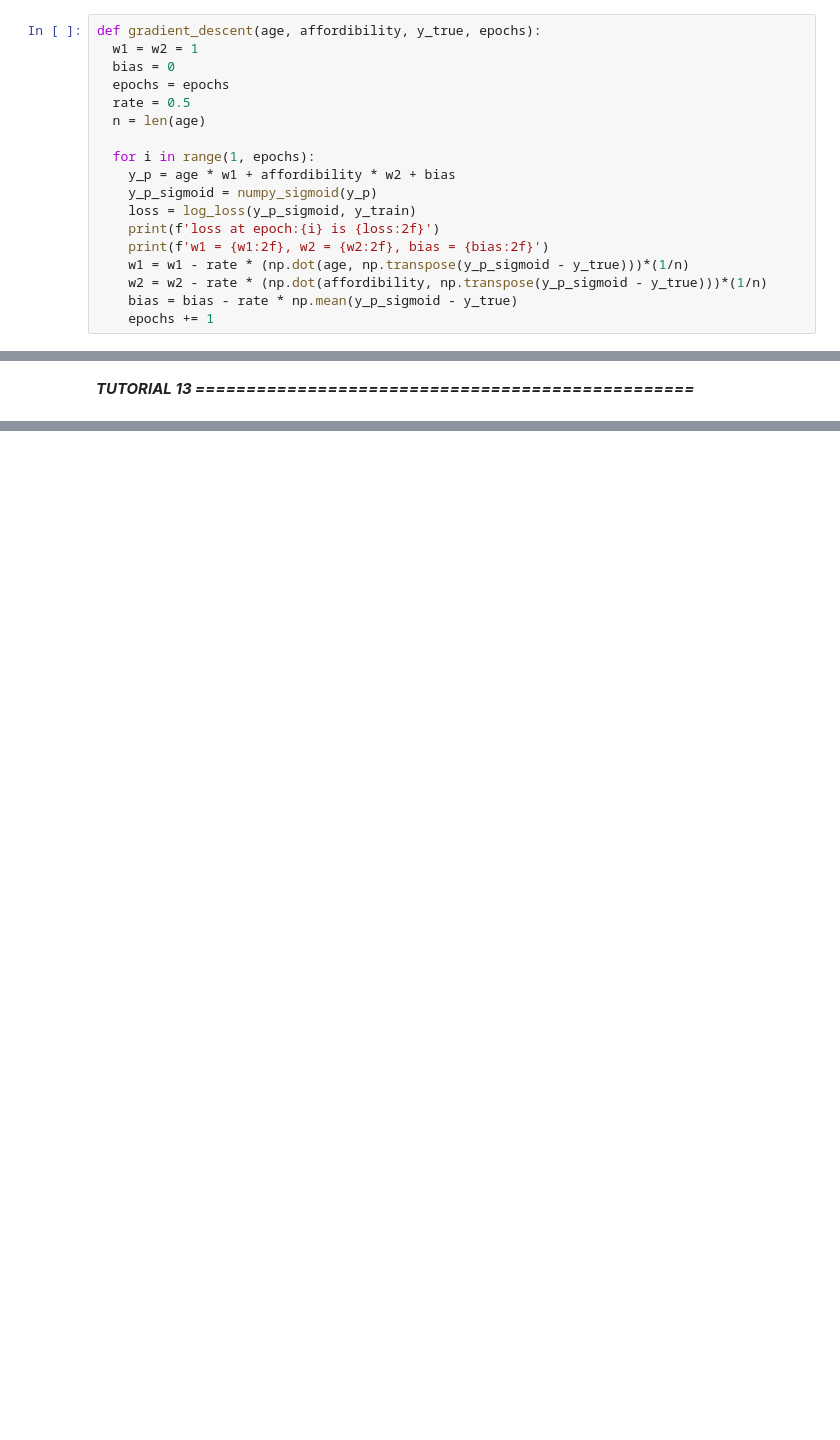
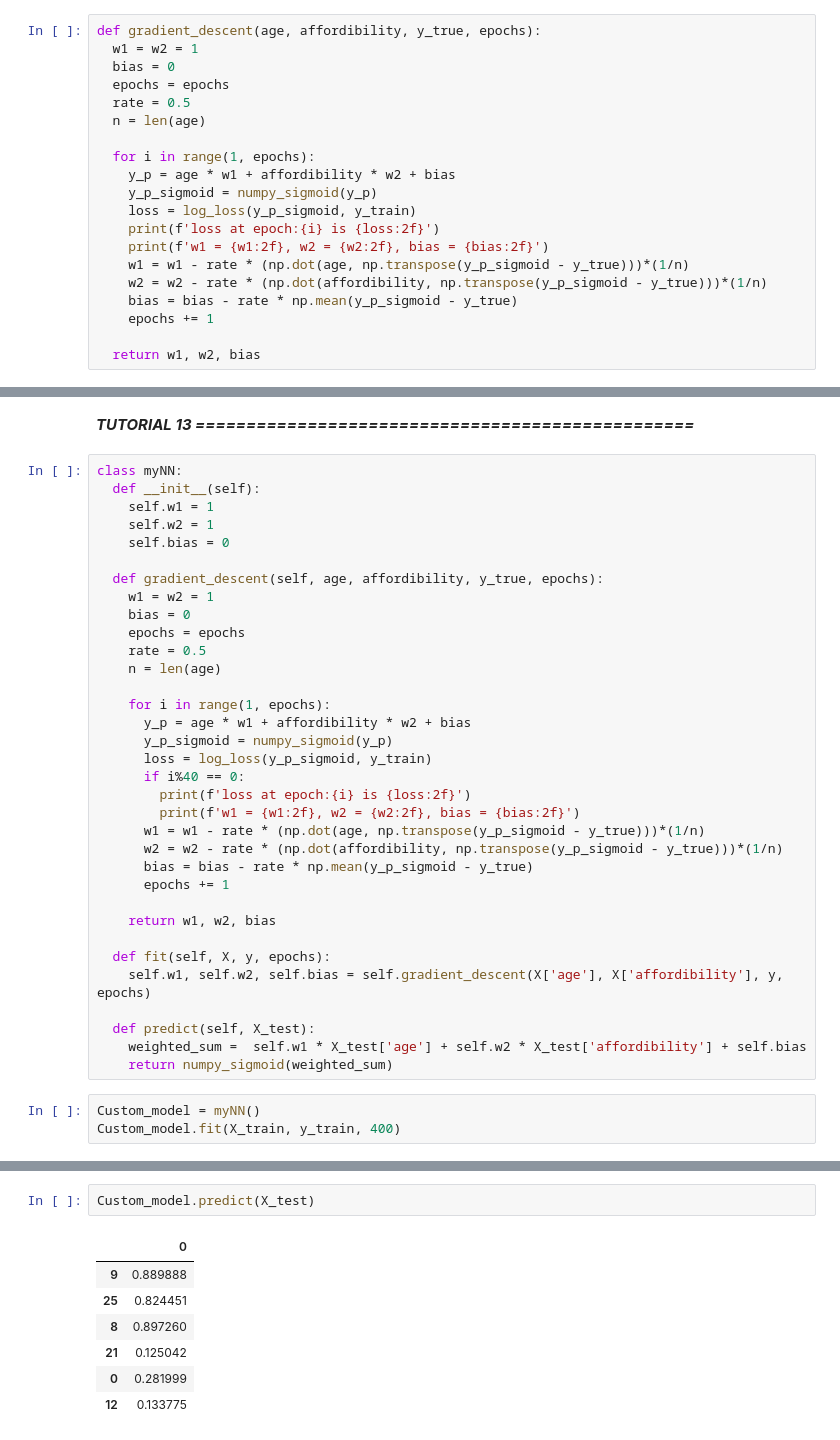
Before and after one commit to nickmirunsw/py-learning, a Jupyter notebook: tensorflow/tfnm.ipynb, the cells around one changed output, grey strips where cells are left out. Drawn from its saved outputs; the diff is of its cells as text; blank space fills up the shorter version.

```diff
--- a/tensorflow/tfnm.ipynb
+++ b/tensorflow/tfnm.ipynb
@@ -542,6 +539,8 @@ def gradient_descent(age, affordibility, y_true, epochs):
     w2 = w2 - rate * (np.dot(affordibility, np.transpose(y_p_sigmoid - y_true)))*(1/n)
     bias = bias - rate * np.mean(y_p_sigmoid - y_true)
     epochs += 1
+
+  return w1, w2, bias
 # %%
 print(X_train['age'].shape)
 print(X_train['affordibility'].shape)
@@ -573,2 +573,39 @@ w1 = 1.494064, w2 = 0.772673, bias = -1.363490
 # %% [markdown]
 ***TUTORIAL 13 =================================================***
+# %%
+class myNN:
+  def __init__(self):
+    self.w1 = 1
+    self.w2 = 1
+    self.bias = 0
+
+  def gradient_descent(self, age, affordibility, y_true, epochs):
+    w1 = w2 = 1
+    bias = 0
+    epochs = epochs
+    rate = 0.5
+    n = len(age)
+
+    for i in range(1, epochs):
+      y_p = age * w1 + affordibility * w2 + bias
+      y_p_sigmoid = numpy_sigmoid(y_p)
+      loss = log_loss(y_p_sigmoid, y_train)
+      if i%40 == 0:
+        print(f'loss at epoch:{i} is {loss:2f}')
+        print(f'w1 = {w1:2f}, w2 = {w2:2f}, bias = {bias:2f}')
+      w1 = w1 - rate * (np.dot(age, np.transpose(y_p_sigmoid - y_true)))*(1/n)
+      w2 = w2 - rate * (np.dot(affordibility, np.transpose(y_p_sigmoid - y_true)))*(1/n)
+      bias = bias - rate * np.mean(y_p_sigmoid - y_true)
+      epochs += 1
+
+    return w1, w2, bias
+
+  def fit(self, X, y, epochs):
+    self.w1, self.w2, self.bias = self.gradient_descent(X['age'], X['affordibility'], y, epochs)
+
+  def predict(self, X_test):
+    weighted_sum =  self.w1 * X_test['age'] + self.w2 * X_test['affordibility'] + self.bias
+    return numpy_sigmoid(weighted_sum)
+# %%
+Custom_model = myNN()
+Custom_model.fit(X_train, y_train, 400)
@@ -574,0 +631,10 @@ w1 = 1.494064, w2 = 0.772673, bias = -1.363490
+# %%
+Custom_model.predict(X_test)
+# %% [output]
+|  | 0 |
+| 9 | 0.889888 |
+| 25 | 0.824451 |
+| 8 | 0.897260 |
+| 21 | 0.125042 |
+| 0 | 0.281999 |
+| 12 | 0.133775 |
```
Also changed, not shown: parts of 13 cells of this notebook.
